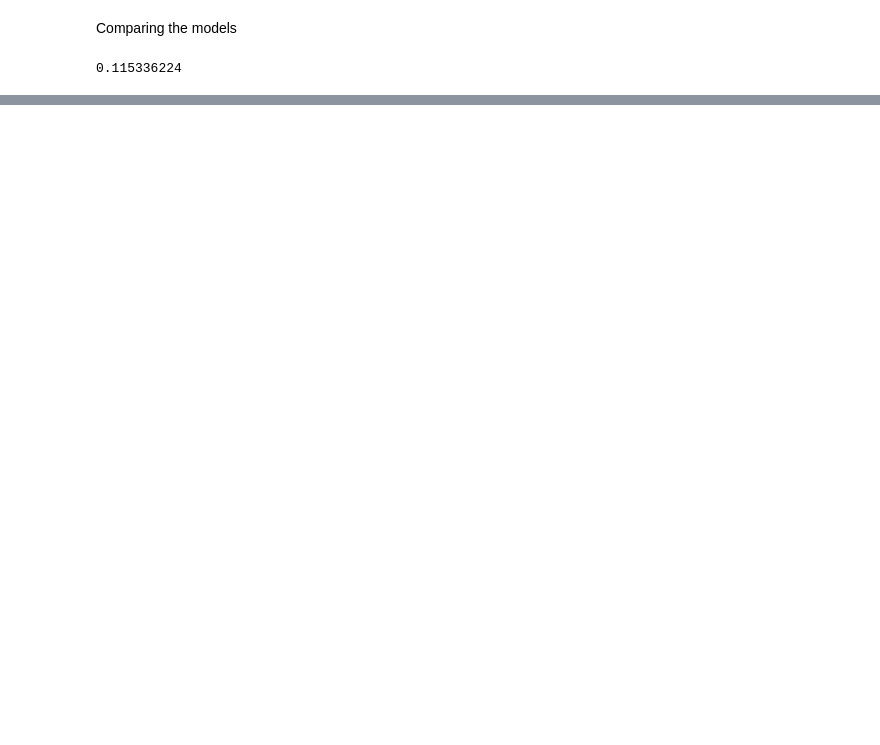
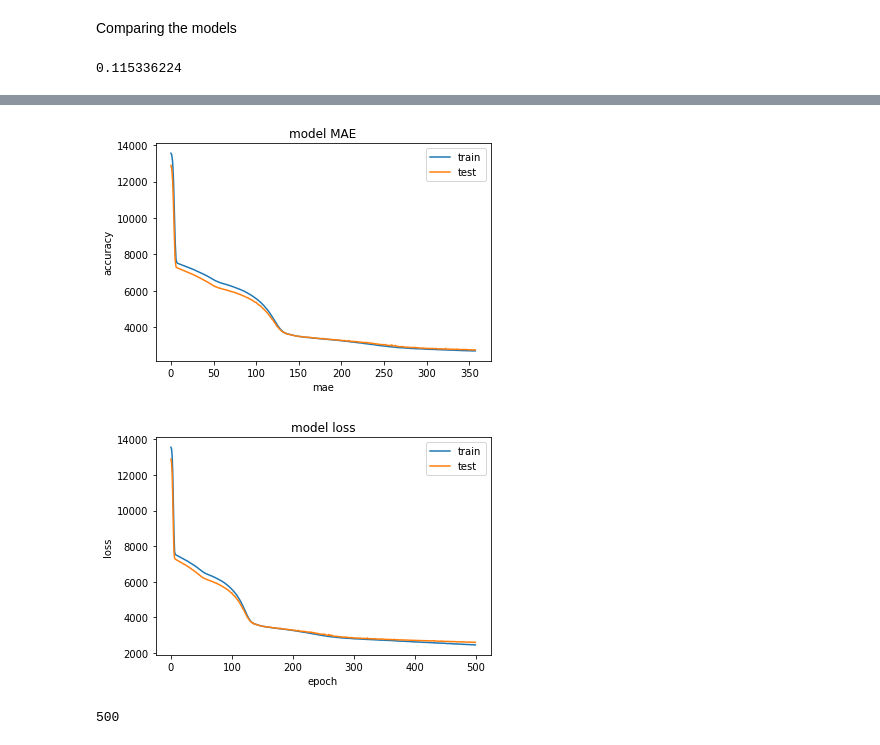
Before and after one commit to AviSaha123/Tensorflow_learnings, a Jupyter notebook: Tensorflow Regression_1.ipynb, the cells around one changed output, grey strips where cells are left out. Cells and saved outputs as stored; diff of their text form; code cells hidden in the pictures; blank space fills up the shorter version.

```diff
--- a/Tensorflow Regression_1.ipynb
+++ b/Tensorflow Regression_1.ipynb
@@ -384,0 +398,3 @@ _________________________________________________________________
+# %%
+data = pd.get_dummies(data)
+data
@@ -384,0 +495,28 @@ _________________________________________________________________
+# %%
+# Training the model with the early stopping callback function
+
+callback = tf.keras.callbacks.EarlyStopping(monitor='loss', patience=3)
+# Callbacks are used when we want to stop the trainig when there is no imporvement on the loss function or any other metrics that is supplied to the monitor parameter
+tf.random.set_seed(42)
+
+insurance_model_3 = tf.keras.Sequential([
+    tf.keras.layers.Dense(100, activation = 'relu'),
+    tf.keras.layers.Dense(10, activation = 'relu'),
+    tf.keras.layers.Dense(1)
+])
+
+insurance_model_3.compile(loss = tf.keras.losses.mae,
+                        optimizer = tf.keras.optimizers.Adam(learning_rate = 0.001),
+                        metrics = ['mae'])
+
+history2 = insurance_model_3.fit(X_train, y_train, epochs=1000,validation_split=0.33,batch_size=10, callbacks=[callback], verbose = 0)
+
+plot_model_training(history2)
+# %% [output]
+[figure, added]
+[figure, added]
+# %%
+len(history.history['loss'])
+# Training stopped after 500 epochs
+# %% [output]
+500
```
Also changed, not shown: parts of 41 cells of this notebook, 7 other files.
